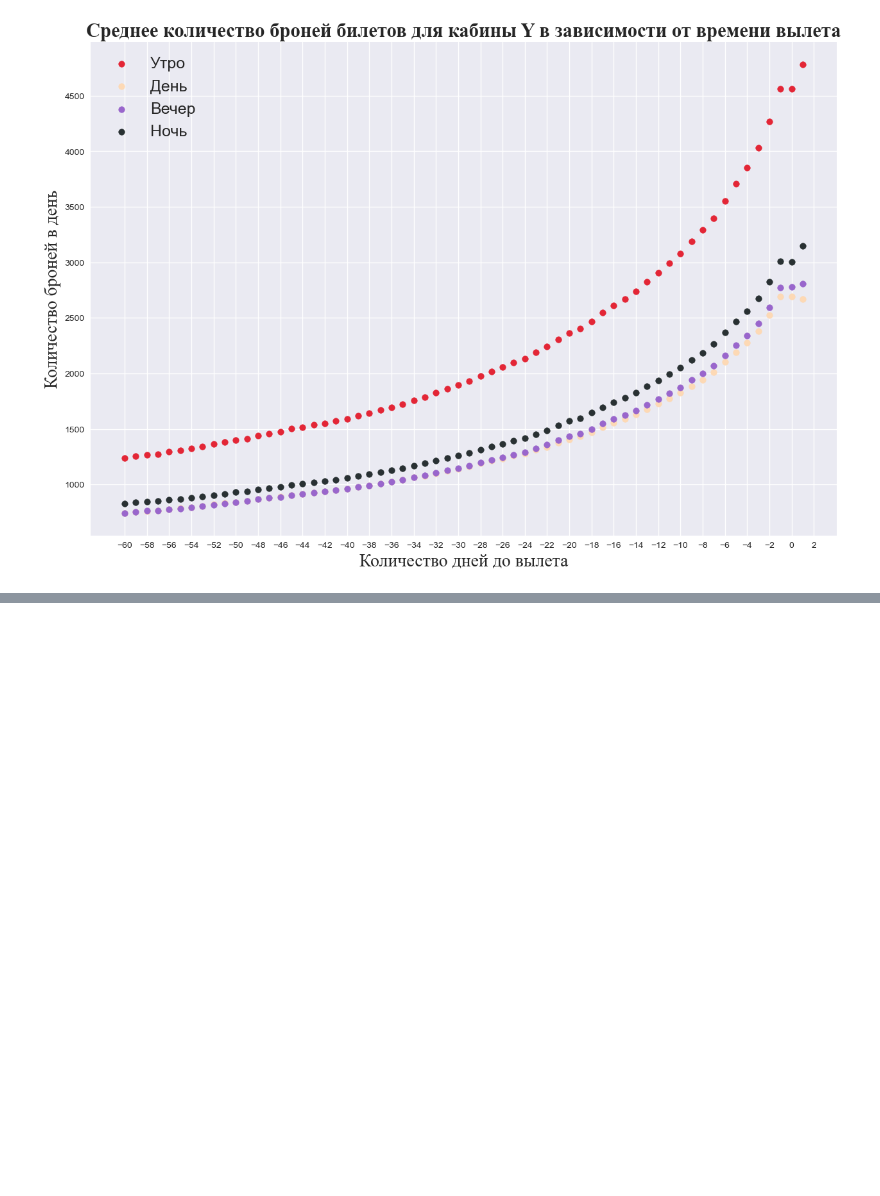
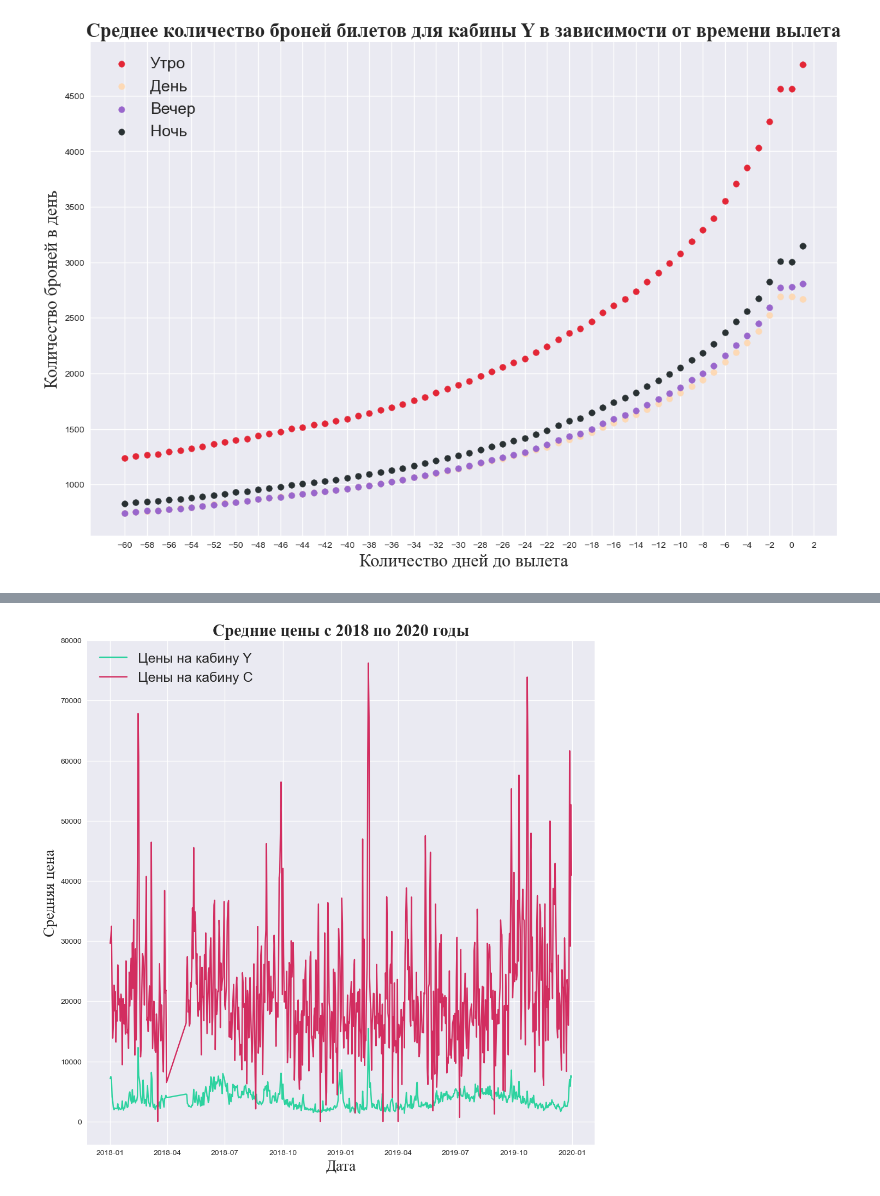
Before and after one commit to Flyer-DM/aeroflot_ML, a Jupyter notebook: визуальная статистика.ipynb, the cells around one changed output, grey strips where cells are left out. Saved outputs shown, nothing was run; the diff lists cells and outputs as text; code cells hidden in the pictures; blank space fills up the shorter version.

```diff
--- a/распределение броней.ipynb
+++ b/визуальная статистика.ipynb
@@ -282,0 +314,15 @@ plt.show()
+# %%
+bb['cabin'] = np.where(bb['BCLS'].isin(class_y), 'Y', 'C')
+mean_date_Y = bb[bb['cabin'] == 'Y'].groupby(by='FLTDAT')['TARIF_RUB'].mean()
+mean_date_С = bb[bb['cabin'] == 'C'].groupby(by='FLTDAT')['TARIF_RUB'].mean()
+plt.figure(figsize=[12, 12])
+plt.plot(mean_date_Y.index, mean_date_Y.values, color='#2dd29f', label='Цены на кабину Y')
+plt.plot(mean_date_С.index, mean_date_С.values, color='#d22d60', label='Цены на кабину С')
+plt.ylabel('Средняя цена', fontsize=20, fontname="Times New Roman")
+plt.xlabel('Дата', fontsize=20, fontname="Times New Roman")
+plt.title('Средние цены с 2018 по 2020 годы', fontsize=22, fontweight="bold", fontname="Times New Roman")
+plt.legend(fontsize=18, shadow=True, loc='upper left')
+plt.style.use("seaborn")
+plt.show()
+# %% [output]
+[figure, added]
```
Also changed, not shown: parts of 2 cells of this notebook.
